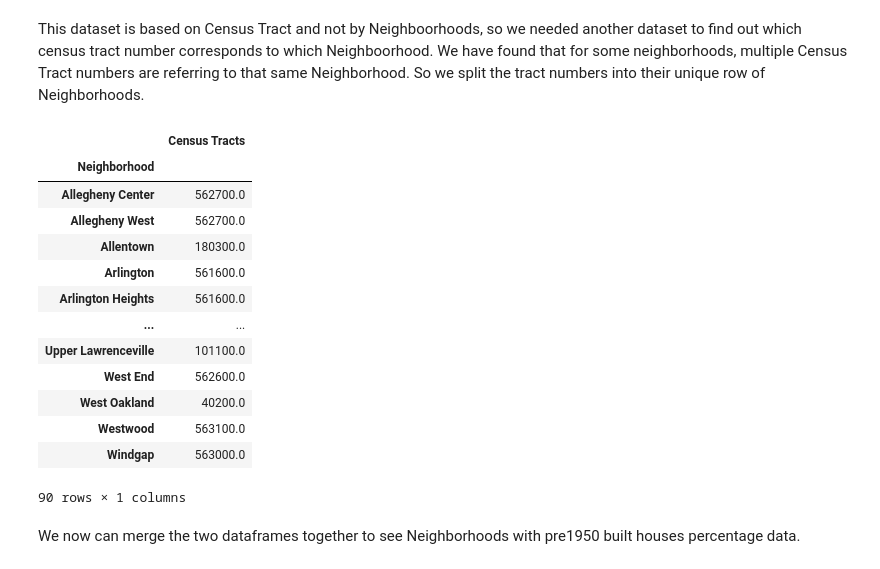
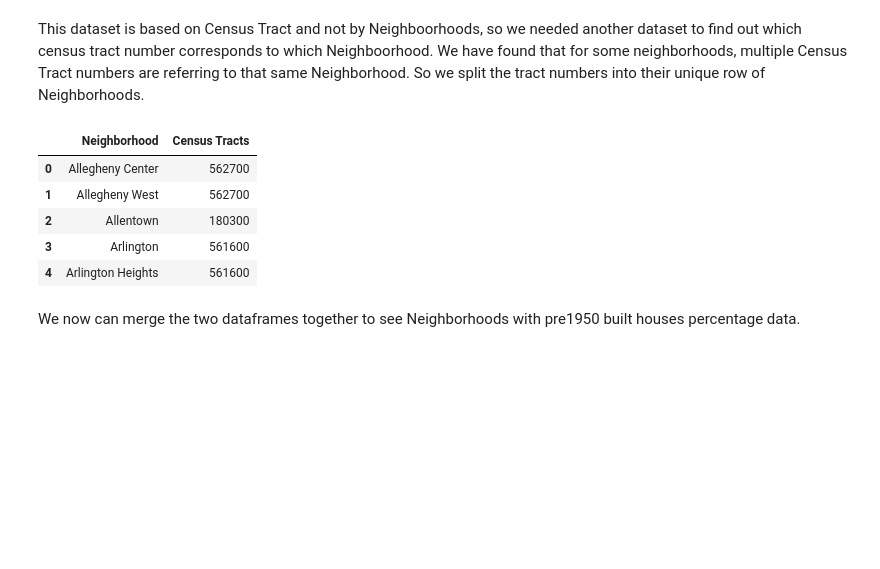
Before and after one commit to songxingyu1118/CMPINF10_Final_Project, a Jupyter notebook: Neighborhoods.ipynb, the cells around one changed output. Saved outputs shown, nothing was run; the diff lists cells and outputs as text; code cells hidden in the pictures; blank space fills up the shorter version.

```diff
--- a/Neighborhoods.ipynb
+++ b/Neighborhoods.ipynb
@@ -212,32 +212,23 @@ This dataset is based on Census Tract and not by Neighboorhoods, so we needed an
 # %%
 #neighborhoods corresponding the tract numbers
 #reading in file
 tract = pd.read_csv("CSVs/Pittsburgh_Census_Tracts_2010.csv")
 #tract.head()
 tract['Neighborhood'] = tract['Neighborhood'].astype('string')
 #tract['Neighborhood'].dtypes
 tract['Census Tracts'] = tract['Census Tracts'].astype('string')
 #tract['Census Tracts'].dtypes
 tract['Census Tracts'] = tract['Census Tracts'].str.split(', ')
 tract_data = tract.explode('Census Tracts', ignore_index=True)
 tract_data['Census Tracts'] = pd.to_numeric(tract_data['Census Tracts'])
 tract_data.head()
-tract_data.groupby("Neighborhood").mean()
 # %% [output]
-|  | Census Tracts |
-| Neighborhood |  |
-| Allegheny Center | 562700.0 |
-| Allegheny West | 562700.0 |
-| Allentown | 180300.0 |
-| Arlington | 561600.0 |
-| Arlington Heights | 561600.0 |
-| ... | ... |
-| Upper Lawrenceville | 101100.0 |
-| West End | 562600.0 |
-| West Oakland | 40200.0 |
-| Westwood | 563100.0 |
-| Windgap | 563000.0 |
+|  | Neighborhood | Census Tracts |
+| 0 | Allegheny Center | 562700 |
+| 1 | Allegheny West | 562700 |
+| 2 | Allentown | 180300 |
+| 3 | Arlington | 561600 |
+| 4 | Arlington Heights | 561600 |
-90 rows × 1 columns
 # %% [markdown]
 We now can merge the two dataframes together to see Neighborhoods with pre1950 built houses percentage data.
 # %%
```
Also changed, not shown: parts of 9 cells of this notebook, 1 other file.
